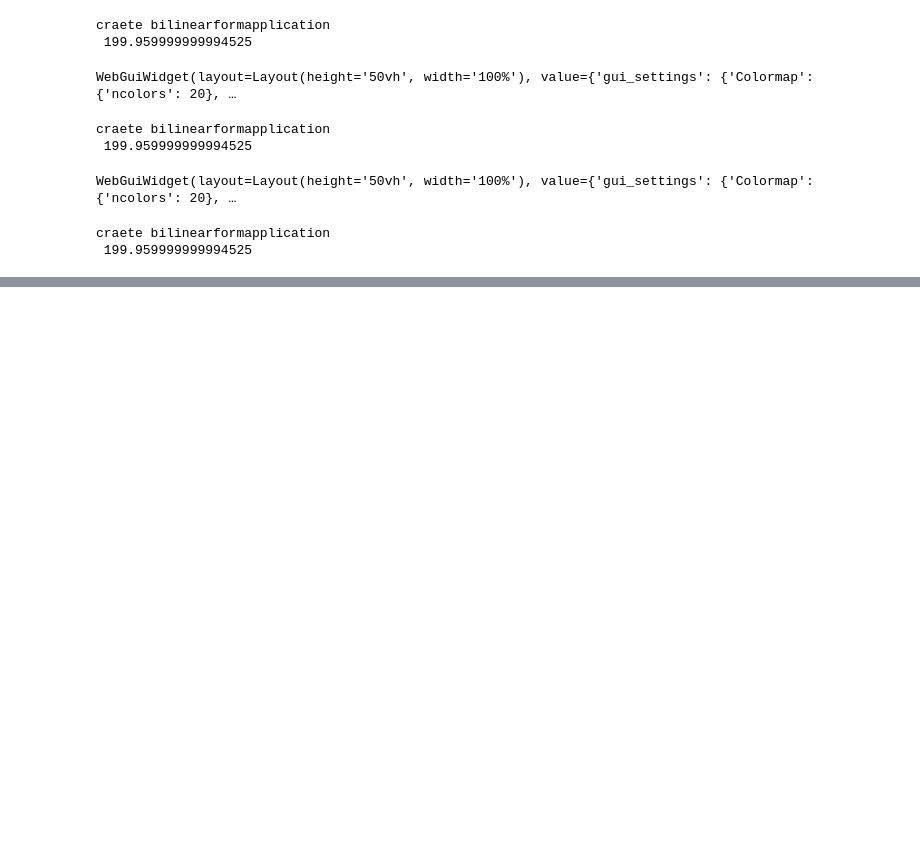
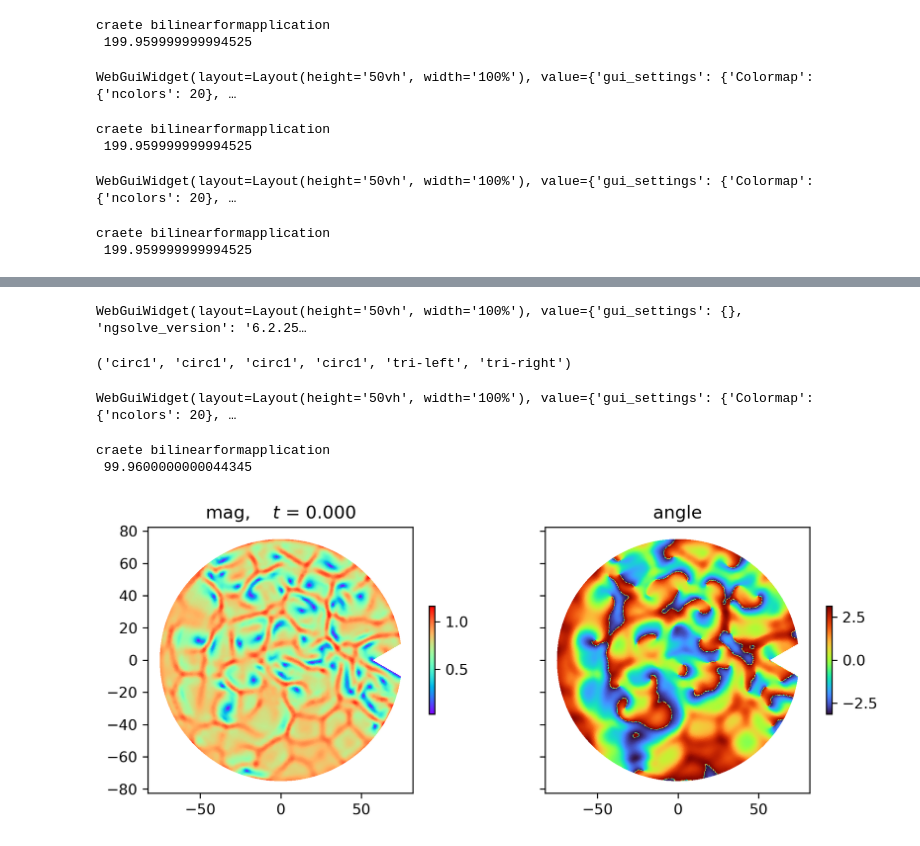
Before and after one commit to aquillen/Pattern_formation_FEM_NGsolve, a Jupyter notebook: complex_ginzburg_landau_long_v00.ipynb, the cells around one changed output, grey strips where cells are left out. Drawn from its saved outputs; the diff is of its cells as text; code cells hidden in the pictures; blank space fills up the shorter version.

Commit message:
complex ginzburg landau, more interesting domains
also non-homogeneous dirichlet, pacman domain, and better pngs, corners that create defects

```diff
--- a/complex_ginzburg_landau_long_v00.ipynb
+++ b/complex_ginzburg_landau_long_v00.ipynb
@@ -388,0 +417,58 @@ disp(mesh2,gfu,30,xv,yv,triangles)  # worked but is not smooth and boundary does
+# %%
+geo2 = netgen.geom2d.CSG2d()
+tri_angle = 30.0*np.pi/180  # half angle of peak
+h_tri = np.cos(tri_angle)  #height of triangle with base 1, with center of base at 0,0
+
+mtriangle = netgen.geom2d.Solid2d( [\
+    (-0.5,0.0) ,netgen.geom2d.EdgeInfo(bc="tri-bot"),
+    (0.5,0.0),netgen.geom2d.EdgeInfo(bc="tri-right"),
+    (0,h_tri), netgen.geom2d.EdgeInfo(bc="tri-left") \
+     ] )
+
+fac = 50
+mtriangle.Scale(fac)   # .Move((2,0))  netgen.geom2d import EdgeInfo
+mtriangle.Rotate(90)  #rotates about center of base not around center of triangle
+mtriangle.Move((fac*2,0))
+
+facc = fac*1.5
+circle1 = netgen.geom2d.Circle( center=(0,0), radius=1,  bc="circ1" )
+circle1.Scale(facc).Move((0,0))
+geo2.Add(circle1-mtriangle)
+
+maxhval2 = 3
+mesh2 = ngsolve.Mesh(geo2.GenerateMesh (maxh=maxhval2))
+
+Draw(mesh2)
+print(mesh2.GetBoundaries())
+# pacman!
+# %% [output]
+WebGuiWidget(layout=Layout(height='50vh', width='100%'), value={'gui_settings': {}, 'ngsolve_version': '6.2.25…
+('circ1', 'circ1', 'circ1', 'circ1', 'tri-left', 'tri-right')
+# %%
+
+#korder = 2
+Q2 = ngsolve.H1(mesh2, order=korder,dirichlet="tri-left")
+#fes = ngsolve.H1(mesh, order=3, complex=True)  # We need a complex element!
+fes2 = Q2*Q2
+#(ux,uy), (vx,vy) = fes.TnT() # trial and test functions!
+#gfu = ngsolve.GridFunction(fes) # to hold the solution
+# %%
+gfu = ngsolve.GridFunction(fes2) # remake the field to hold the solution
+gen_init(gfu,mesh2,0,1e-1,maxhval2)  # generate initial conditions nseeds and random components
+scene=Draw(norm_gfu(gfu),mesh2, min=0,max=1.2,\
+           settings = {  "Colormap" : { "ncolors" : 20 } , "Objects" : {"Wireframe" : False}})
+# %% [output]
+WebGuiWidget(layout=Layout(height='50vh', width='100%'), value={'gui_settings': {'Colormap': {'ncolors': 20}, …
+# %%
+alpha = 2.; b_3 = 1.3 # choose a nice pattern
+dt = 0.04
+invastar, b_op, minv  = mk_ops(fes2,alpha,dt)  # construct operators
+gfut_CN = TimeStepping_CN(fes2,gfu,scene,invastar, b_op,minv,b_3, dt, t0=0,tend=100,nsamples = 200)
+# %% [output]
+craete bilinearformapplication
+ 99.9600000000044345
+# %%
+xv,yv,tri_tt,refiner = pts_tri(mesh2)
+disp(mesh2,gfu,0,xv,yv,tri_tt,refiner,'')
+# %% [output]
+[figure, added]
```
Also changed, not shown: parts of 24 cells of this notebook.
